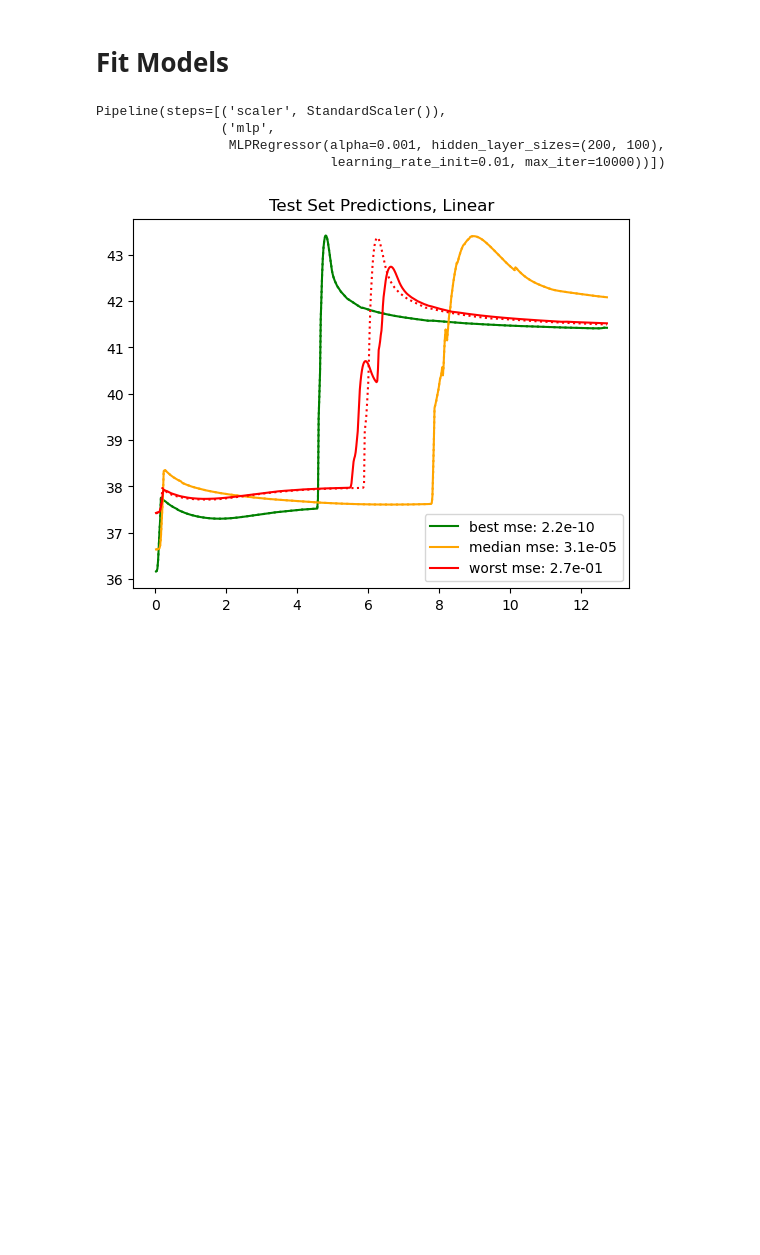
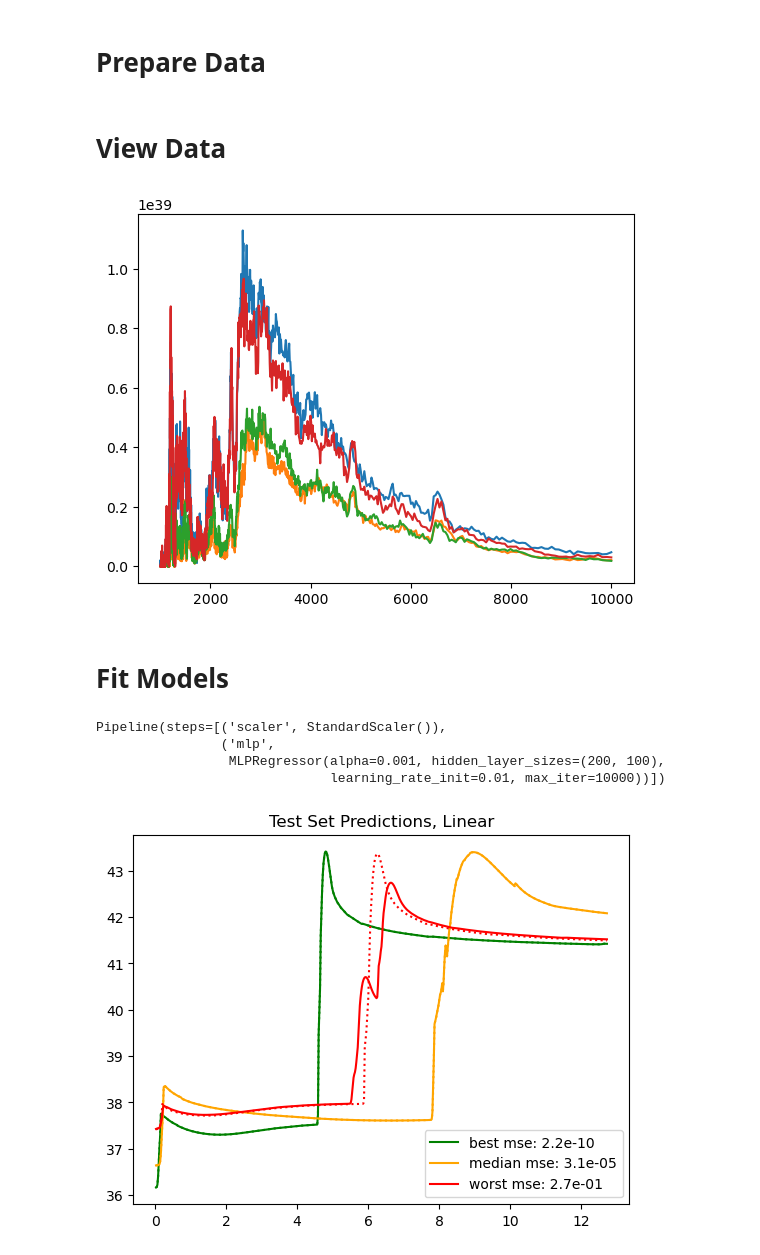
Before and after one commit to MichaelLukaszyk/iip-emulator, a Jupyter notebook: interpolator/interp.ipynb, the cells around one changed output. Drawn from its saved outputs; the diff is of its cells as text; code cells hidden in the pictures; blank space fills up the shorter version.

```diff
--- a/interpolator/interp.ipynb
+++ b/interpolator/interp.ipynb
@@ -1,11 +1,14 @@
+# %% [markdown]
+# Prepare Data
 # %%
 import matplotlib.pyplot as plt
+import astropy.units as u
 import pandas as pd
 import numpy as np
 import os
 
 folder_path = os.path.dirname('/mnt/c/Users/mikel/Desktop/grid_output/')
-runs_path = os.path.join(folder_path, 'test.log')
+runs_path = os.path.join(folder_path, '2020jfo.log')
 
 # Read data
 runs_df = pd.read_json(runs_path, lines=True)
@@ -13,19 +16,28 @@ wav = None
 seds = []
 for run in runs_df.itertuples():
     sed_df = pd.read_csv(os.path.join(folder_path, run.id + '_sed.csv'))
-    seds.append(sed_df['L_density'])
-    if not wav:
-        wav = sed_df['wavelength']
+    seds.append(sed_df['L_density'].values)
+    if wav is None:
+        wav = sed_df['wavelength'].values
 
 # Prepare for interpolation
-X = runs_df.copy()
-X.drop('id', axis=1, inplace=True)
+def convert(v):
+    return u.Quantity(v).value
+X = runs_df.drop('id', axis=1).reset_index(drop=True).map(convert)
 y = np.array(seds)
 
 # Split data
 from sklearn.model_selection import train_test_split
 X_train, X_test, y_train, y_test = train_test_split(
     X, y, test_size=0.1, random_state=42)
+# %% [markdown]
+# View Data
+# %%
+for index, entry in enumerate(X):
+    plt.plot(wav, y[index])
+plt.show()
+# %% [output]
+[figure, added]
 # %% [markdown]
 # Fit Models
 # %%
```
Also changed, not shown: parts of 4 cells of this notebook, 5 other files.
